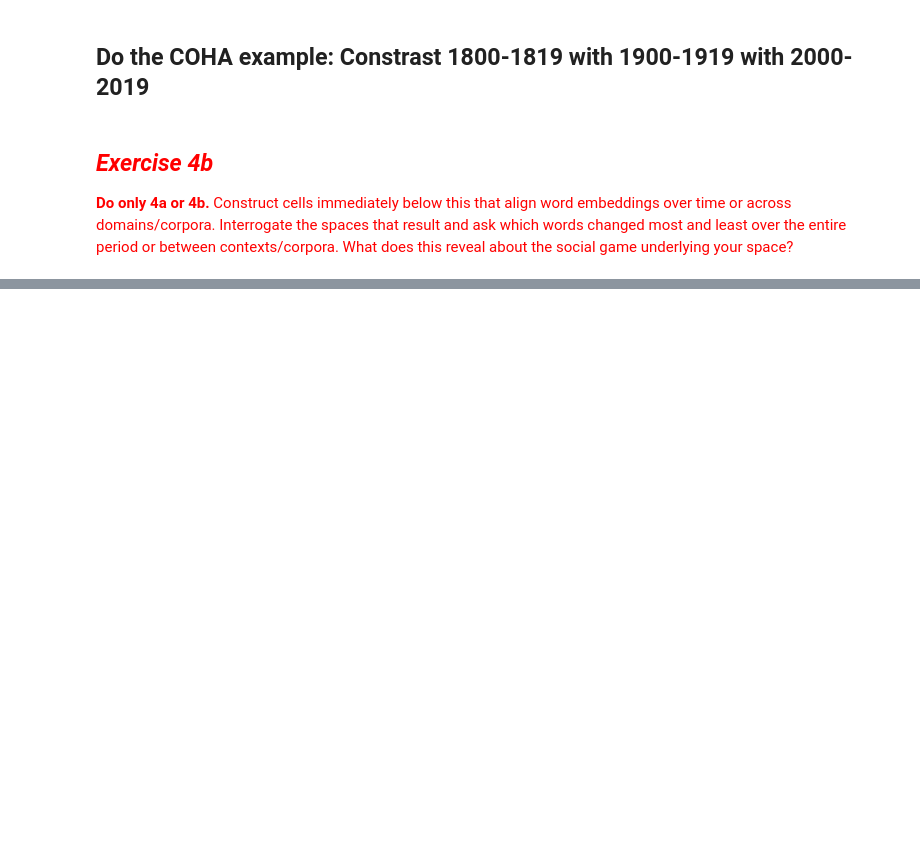
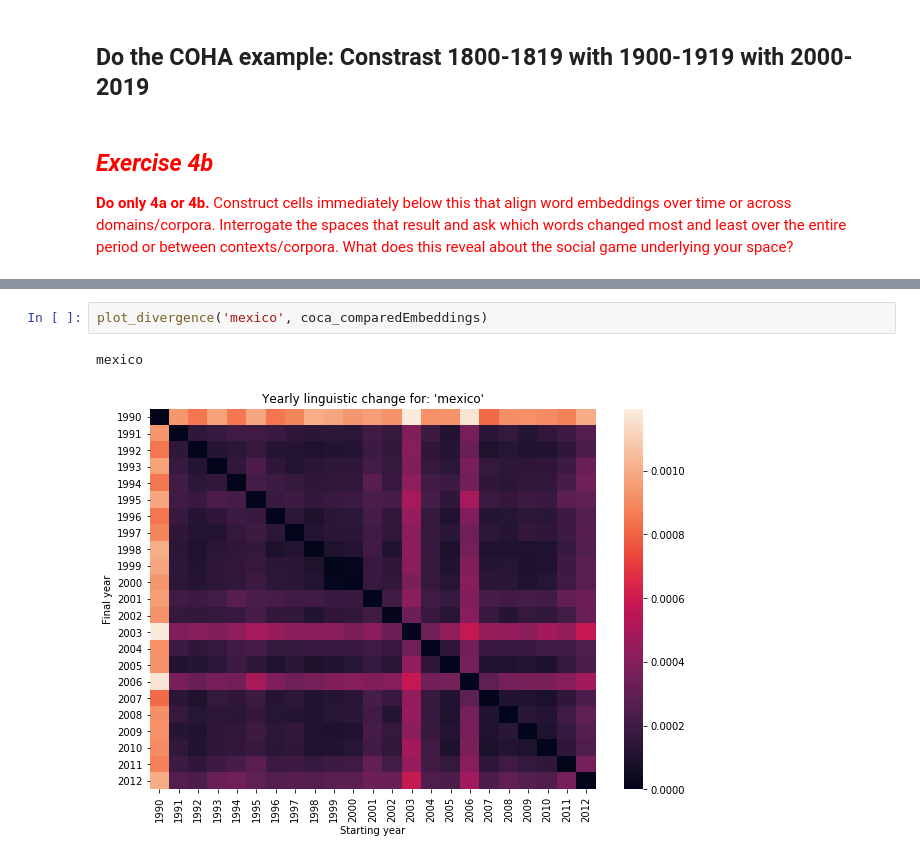
Before and after one commit to rachel-ker/Content-Analysis-2020, a Jupyter notebook: week-7/7-Vector-Space-Word-Embeddings.ipynb, the cells around one changed output, grey strips where cells are left out. Cells and saved outputs as stored; diff of their text form; blank space fills up the shorter version.

```diff
--- a/week-7/7-Vector-Space-Word-Embeddings.ipynb
+++ b/week-7/7-Vector-Space-Word-Embeddings.ipynb
@@ -1693,0 +1723,5 @@ view
+# %%
+plot_divergence('mexico', coca_comparedEmbeddings)
+# %% [output]
+mexico
+[figure, added]
```
Also changed, not shown: parts of 20 cells of this notebook.
